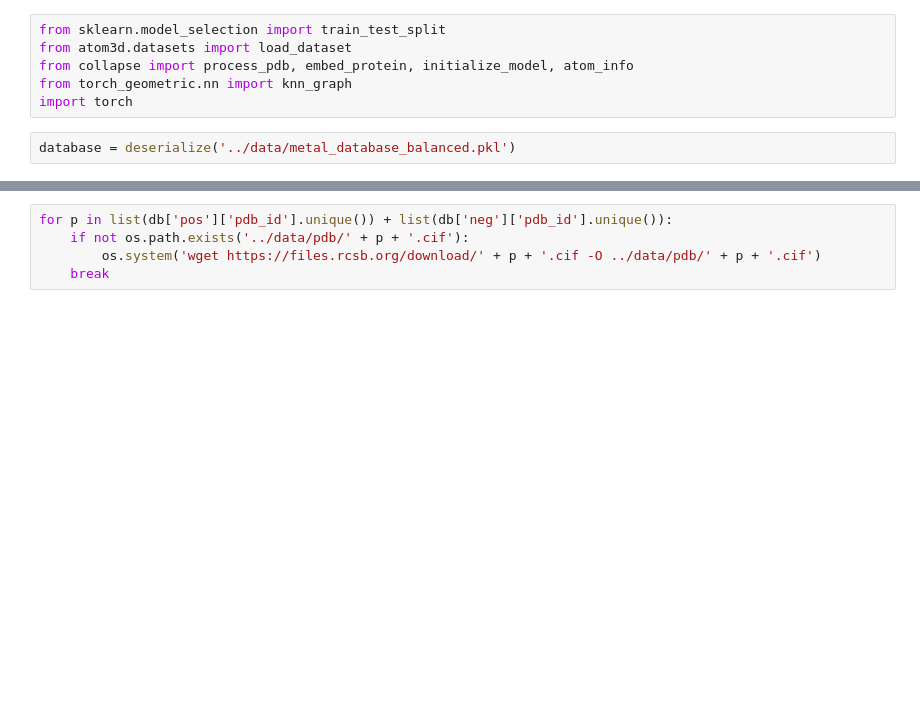
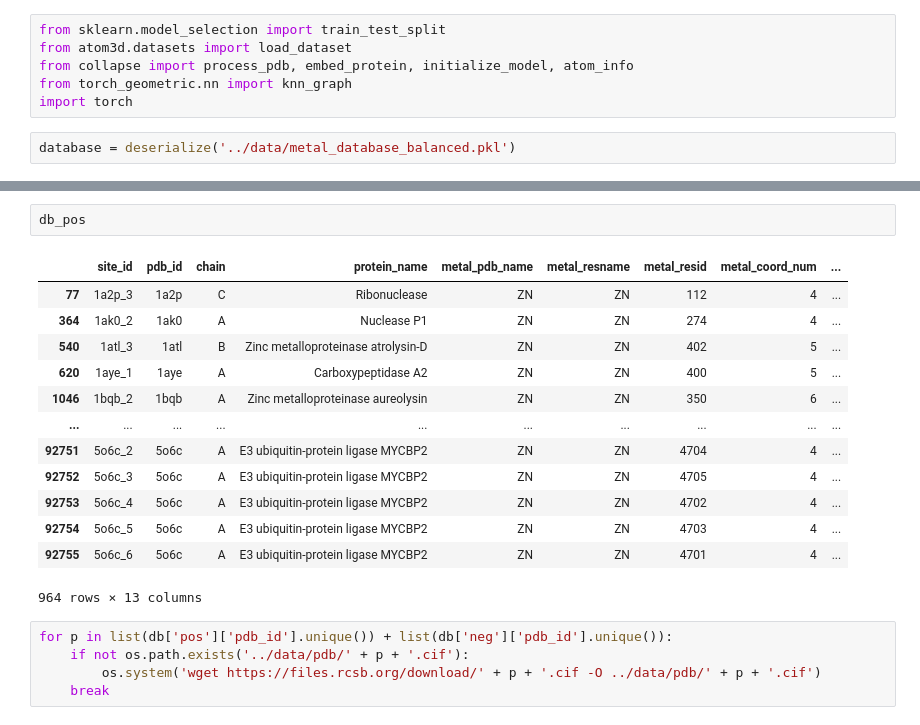
Before and after one commit to gmachiraju/K2, a Jupyter notebook: src/metal_sites.ipynb, the cells around one changed output, grey strips where cells are left out. Drawn from its saved outputs; the diff is of its cells as text; blank space fills up the shorter version.

```diff
--- a/src/metal_sites.ipynb
+++ b/src/metal_sites.ipynb
@@ -157,3 +157,19 @@ db_pos[db_pos['pdb_id']=='1mdw']
+# %%
+db_pos
+# %% [output]
+|  | site_id | pdb_id | chain | protein_name | metal_pdb_name | metal_resname | metal_resid | metal_coord_num | ... |
+| 77 | 1a2p_3 | 1a2p | C | Ribonuclease | ZN | ZN | 112 | 4 | ... |
+| 364 | 1ak0_2 | 1ak0 | A | Nuclease P1 | ZN | ZN | 274 | 4 | ... |
+| 540 | 1atl_3 | 1atl | B | Zinc metalloproteinase atrolysin-D | ZN | ZN | 402 | 5 | ... |
+| 620 | 1aye_1 | 1aye | A | Carboxypeptidase A2 | ZN | ZN | 400 | 5 | ... |
+| 1046 | 1bqb_2 | 1bqb | A | Zinc metalloproteinase aureolysin | ZN | ZN | 350 | 6 | ... |
+| ... | ... | ... | ... | ... | ... | ... | ... | ... | ... |
+| 92751 | 5o6c_2 | 5o6c | A | E3 ubiquitin-protein ligase MYCBP2 | ZN | ZN | 4704 | 4 | ... |
+| 92752 | 5o6c_3 | 5o6c | A | E3 ubiquitin-protein ligase MYCBP2 | ZN | ZN | 4705 | 4 | ... |
+| 92753 | 5o6c_4 | 5o6c | A | E3 ubiquitin-protein ligase MYCBP2 | ZN | ZN | 4702 | 4 | ... |
+| 92754 | 5o6c_5 | 5o6c | A | E3 ubiquitin-protein ligase MYCBP2 | ZN | ZN | 4703 | 4 | ... |
+| 92755 | 5o6c_6 | 5o6c | A | E3 ubiquitin-protein ligase MYCBP2 | ZN | ZN | 4701 | 4 | ... |
+964 rows × 13 columns
 # %%
 for p in list(db['pos']['pdb_id'].unique()) + list(db['neg']['pdb_id'].unique()):
     if not os.path.exists('../data/pdb/' + p + '.cif'):
```
Also changed, not shown: parts of 1 cell of this notebook, 11 other files.
